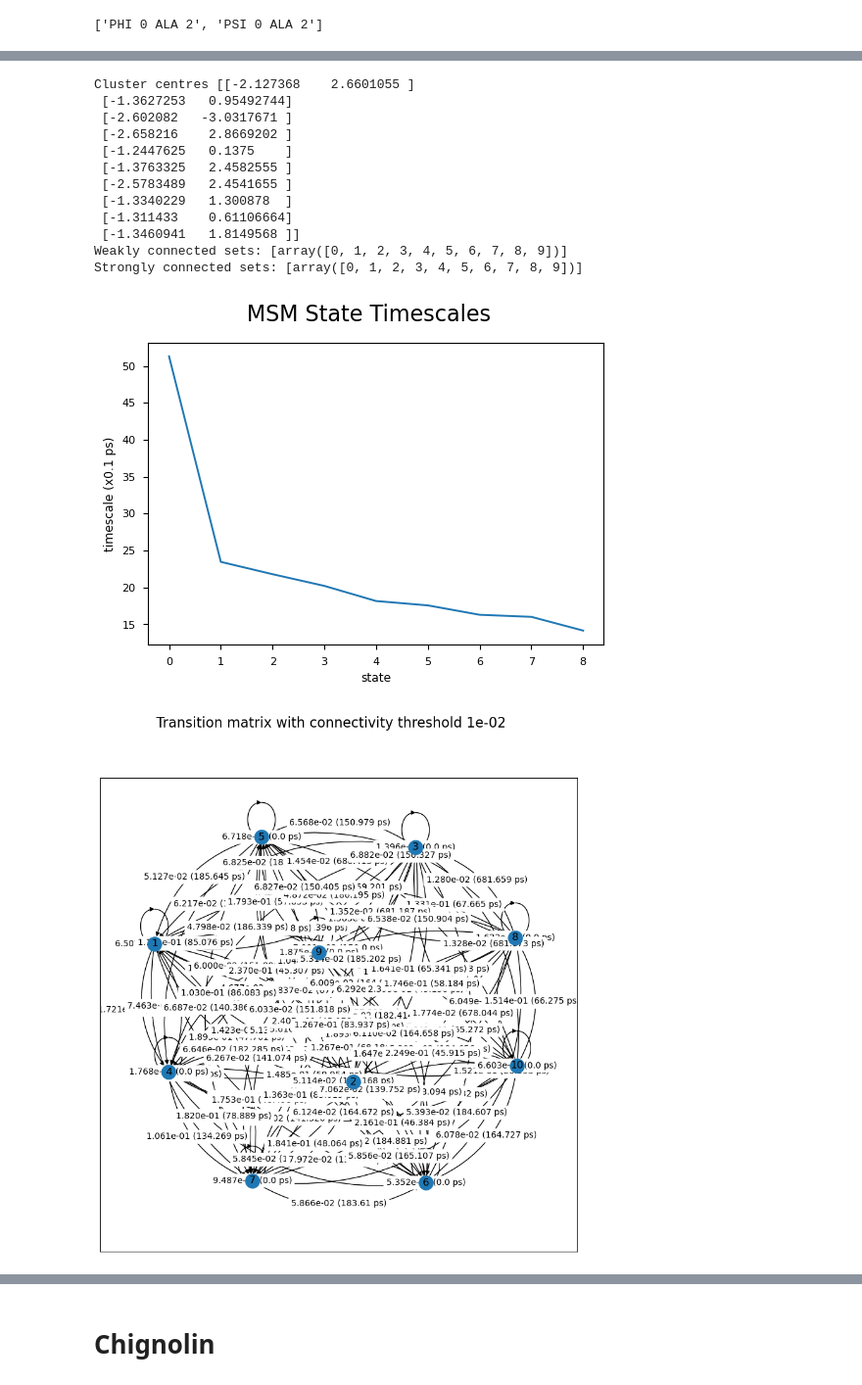
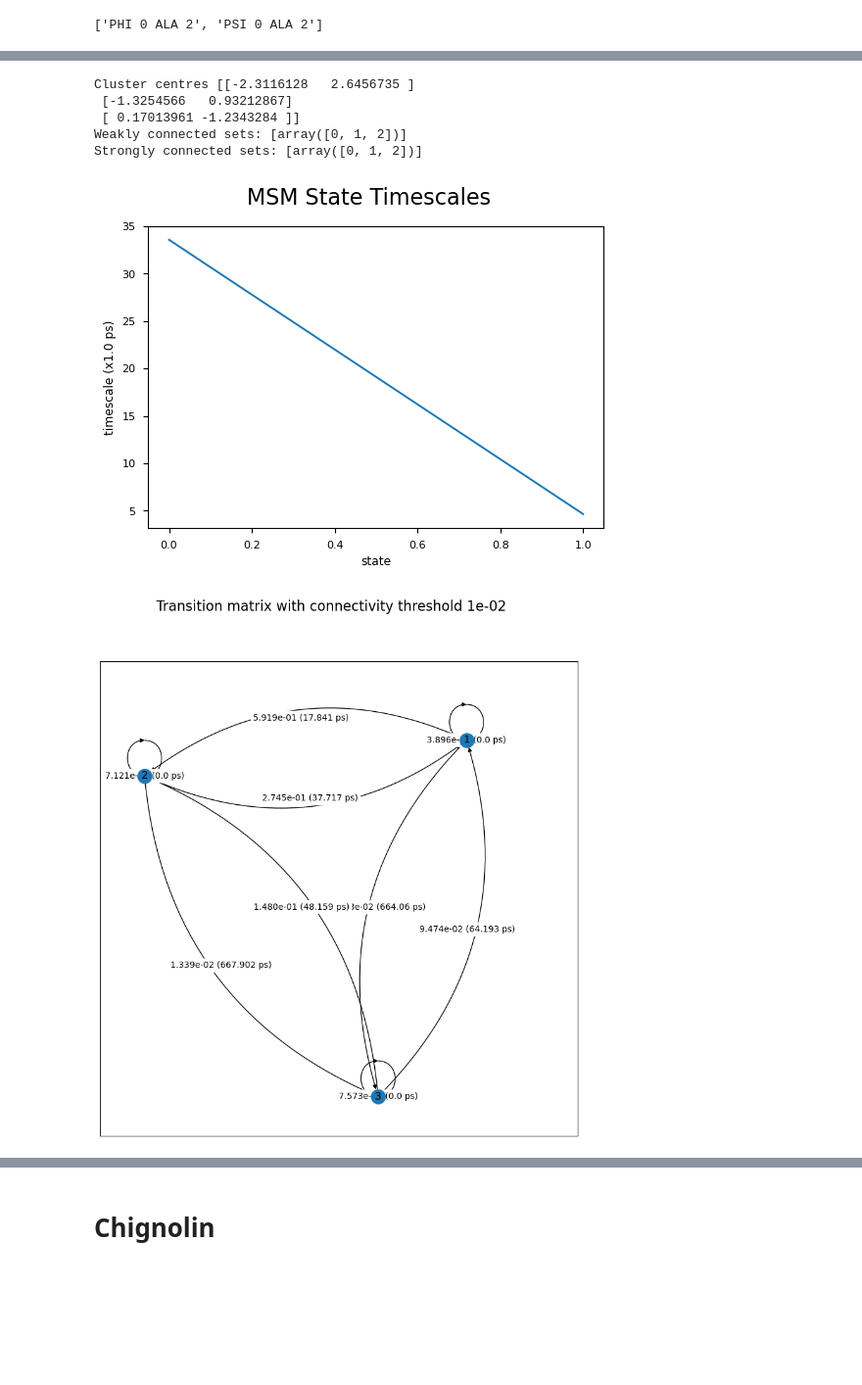
Before and after one commit to dominicp6/CV_learning, a Jupyter notebook: notebooks/analyse_trajectory.ipynb, the cells around one changed output, grey strips where cells are left out. Shown at 98% size. Cells and saved outputs as stored; diff of their text form; code cells hidden in the pictures; blank space fills up the shorter version.

Commit message:
fixed msm plot. cleaned up fix_trajectories.py

```diff
--- a/notebooks/analyse_trajectory.ipynb
+++ b/notebooks/analyse_trajectory.ipynb
@@ -3,7 +3,7 @@ from Experiment import Experiment
 # %% [markdown]
 # Alanine Dipeptide
 # %%
-exp = Experiment(location='../exp/outputs/alanine_dipeptide/alanine_20ns', features='dihedrals')
+exp = Experiment(location='../exp/outputs/alanine_dipeptide/alanine_1us', features='dihedrals')
 # %% [output]
 Successfully initialised metadata.
 Successfully initialised datafiles.
@@ -20,3 +16,3 @@ exp.free_energy_plot(features=exp.get_features())
 # %%
-exp.markov_state_model(n_clusters=10, lagtime='10ps', features=['PSI 0 ALA 2', 'PHI 0 ALA 2'], feature_nicknames=['\psi', '\phi'])
+exp.markov_state_model(n_clusters=3, lagtime='10ps', features=['PHI 0 ALA 2', 'PSI 0 ALA 2'], feature_nicknames=['\phi', '\psi'])
 # %% [output]
@@ -25,14 +21,7 @@ Initiating MSM model with lagtime 10.0 ps (lagstep 100).
-Cluster centres [[-2.127368    2.6601055 ]
- [-1.3627253   0.95492744]
- [-2.602082   -3.0317671 ]
- [-2.658216    2.8669202 ]
- [-1.2447625   0.1375    ]
- [-1.3763325   2.4582555 ]
- [-2.5783489   2.4541655 ]
- [-1.3340229   1.300878  ]
- [-1.311433    0.61106664]
- [-1.3460941   1.8149568 ]]
-Weakly connected sets: [array([0, 1, 2, 3, 4, 5, 6, 7, 8, 9])]
-Strongly connected sets: [array([0, 1, 2, 3, 4, 5, 6, 7, 8, 9])]
+Cluster centres [[-2.3116128   2.6456735 ]
+ [-1.3254566   0.93212867]
+ [ 0.17013961 -1.2343284 ]]
+Weakly connected sets: [array([0, 1, 2])]
+Strongly connected sets: [array([0, 1, 2])]
-[figure, old version]
+[figure, new version]
-[figure, old version]
+[figure, new version]
```
Also changed, not shown: parts of 7 cells of this notebook, 9 other files.
